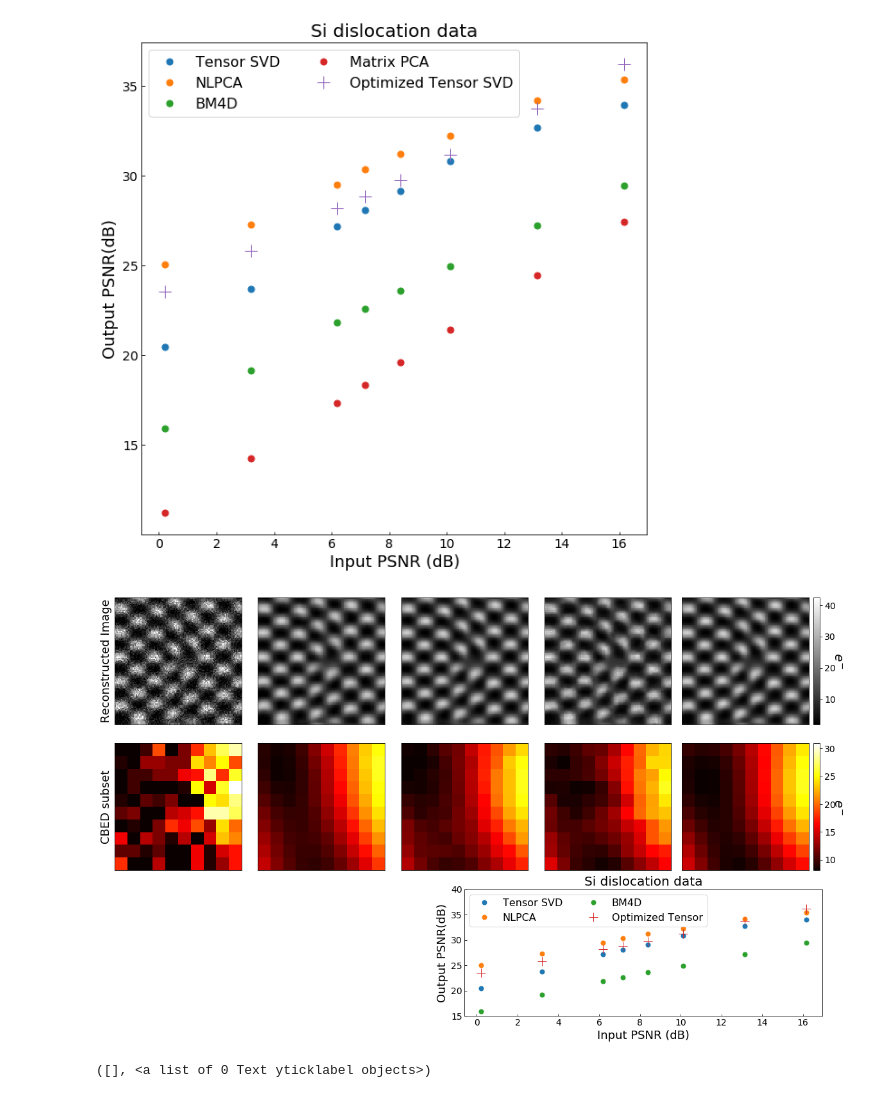
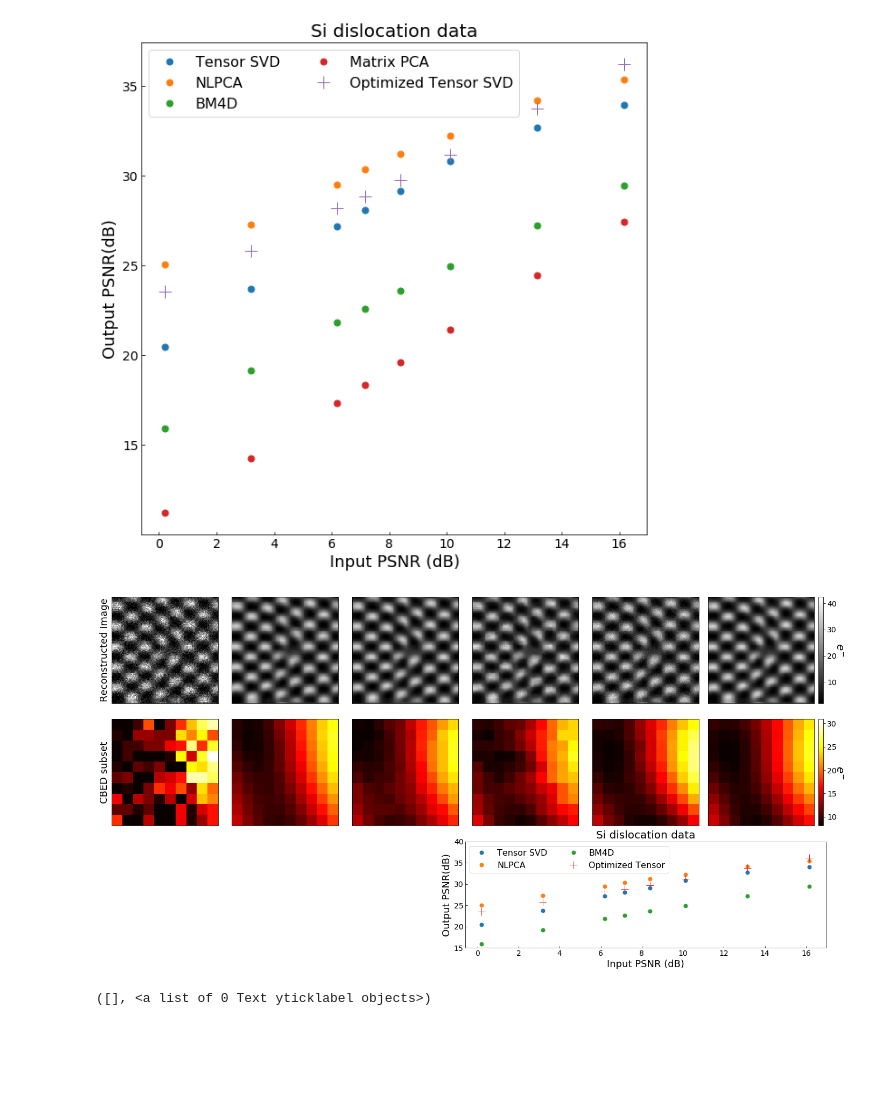
Before and after one commit to CY-Zhang/PyProcessingCodes, a Jupyter notebook: TensorDenoise/VisulizeResult_DenoiseMethodsComparison.ipynb, the cells around one changed output. Cells and saved outputs as stored; diff of their text form; code cells hidden in the pictures; blank space fills up the shorter version.

```diff
--- a/TensorDenoise/VisulizeResult_DenoiseMethodsComparison.ipynb
+++ b/TensorDenoise/VisulizeResult_DenoiseMethodsComparison.ipynb
@@ -223,6 +223,9 @@ NLPCA_denoised = NLPCA_denoised['est_NLPCA']
 
 BM4D_denoised = sio.loadmat(path + 'Simulation_BM4D_SiDisl_slice_5_1000FPS_cropped_100layers.mat')
 BM4D_denoised = BM4D_denoised['est_BM4D']
+
+PCA_denoised = path + 'Simulation_PCA_SiDisl_slice_5_1000FPS_cropped_100layers.npy'
+PCA_denoised = np.load(PCA_denoised)
 # %% [markdown]
 ## Calculate PSNR for different methods under different frame rates
 # %%
@@ -308,13 +311,13 @@ Text(0.5, 1.0, 'Si dislocation data')
 [figure]
 # %%
 # overall plot
-fig = plt.figure(figsize=(20,12))
+fig = plt.figure(figsize=(24,12))
 iframe = 50
 clim_low = np.amin(truth_data[:,:,iframe])
 clim_high = np.amax(truth_data[:,:,iframe])
 
 
-ax = fig.add_subplot(351)
+ax = fig.add_subplot(361)
 plt.imshow(raw_data[:,:,iframe],clim=[clim_low,clim_high*1.2],cmap='gray')
 plt.xticks([])
 plt.yticks([])
@@ -322,28 +325,34 @@ plt.ylabel('Reconstructed Image', fontsize=18)
 # ax.text(90,105,'k',fontsize=45, color='white', fontweight='bold')
 
 
-ax = fig.add_subplot(352)
+ax = fig.add_subplot(362)
 plt.imshow(tensor_denoised[:,:,iframe],clim=[clim_low,clim_high*1.2],cmap='gray')
 plt.xticks([])
 plt.yticks([])
 # ax.text(90,105,'l',fontsize=45, color='white', fontweight='bold')
 
 
-ax = fig.add_subplot(353)
+ax = fig.add_subplot(363)
 plt.imshow(NLPCA_denoised[:,:,iframe],clim=[clim_low,clim_high*1.2],cmap='gray')
 plt.xticks([])
 plt.yticks([])
 # ax.text(90,105,'m',fontsize=45, color='white', fontweight='bold')
 
 
-ax = fig.add_subplot(354)
+ax = fig.add_subplot(364)
 plt.imshow(BM4D_denoised[:,:,iframe],clim=[clim_low,clim_high*1.2],cmap='gray')
 plt.xticks([])
 plt.yticks([])
 # ax.text(90,105,'n',fontsize=45, color='white', fontweight='bold')
 
+ax = fig.add_subplot(365)
+plt.imshow(PCA_denoised[:,:,iframe],clim=[clim_low,clim_high*1.2],cmap='gray')
+plt.xticks([])
+plt.yticks([])
+# ax.text(90,105,'n',fontsize=45, color='white', fontweight='bold')
 
-ax = fig.add_subplot(355)
+
+ax = fig.add_subplot(366)
 im = ax.imshow(truth_data[:,:,iframe],clim=[clim_low,clim_high*1.2],cmap='gray')
 plt.xticks([])
 plt.yticks([])
@@ -354,7 +363,7 @@ divider = make_axes_locatable(ax)
 cax = divider.append_axes("right", size="5%", pad=0.1)
 cbar = plt.colorbar(im, cax=cax)
 cbar.ax.tick_params(labelsize=14)
-cbar.set_label('$e^{-}$',rotation=270,fontsize=20, labelpad = 12)
+cbar.set_label('$e^{-}$',rotation=270,fontsize=20, labelpad = 14)
 
 # plot subset of CBED patterns
 rx = 50
@@ -362,66 +371,71 @@ ry = 50
 clim_low = np.amin(truth_data[rx,ry,:])
 clim_high = np.amax(truth_data[rx,ry,:])
 
-ax = fig.add_subplot(356)
+ax = fig.add_subplot(367)
 plt.imshow(raw_data[rx,ry,:].reshape(10,10),clim=[clim_low,clim_high*1.2],cmap='hot')
 plt.xticks([])
 plt.yticks([])
 plt.ylabel('CBED subset', fontsize=18)
 # ax.text(8,8,'p',fontsize=45, color='white', fontweight='bold')
 
-ax = fig.add_subplot(357)
+ax = fig.add_subplot(368)
 plt.imshow(tensor_denoised[rx,ry,:].reshape(10,10),clim=[clim_low,clim_high*1.2],cmap='hot')
 plt.xticks([])
 plt.yticks([])
 # ax.text(8,8,'q',fontsize=45, color='white', fontweight='bold')
 # ax.text(0,8,'1.0 sec',fontsize=25, color='white')
 
-ax = fig.add_subplot(358)
+ax = fig.add_subplot(369)
 plt.imshow(NLPCA_denoised[rx,ry,:].reshape(10,10),clim=[clim_low,clim_high*1.2],cmap='hot')
 plt.xticks([])
 plt.yticks([])
 # ax.text(8,8,'r',fontsize=45, color='white', fontweight='bold')
 # ax.text(0,8,'779.9 sec',fontsize=25, color='white')
 
-ax = fig.add_subplot(359)
+ax = fig.add_subplot(3,6,10)
 plt.imshow(BM4D_denoised[rx,ry,:].reshape(10,10),clim=[clim_low,clim_high*1.2],cmap='hot')
 plt.xticks([])
 plt.yticks([])
 # ax.text(8,8,'s',fontsize=45, color='white', fontweight='bold')
 # ax.text(0,8,'145.3 sec',fontsize=25, color='white')
 
-ax = fig.add_subplot(3,5,10)
+ax = fig.add_subplot(3,6,11)
+im = plt.imshow(PCA_denoised[rx,ry,:].reshape(10,10),clim=[clim_low,clim_high*1.2],cmap='hot')
+plt.xticks([])
+plt.yticks([])
+
+ax = fig.add_subplot(3,6,12)
 im = plt.imshow(truth_data[rx,ry,:].reshape(10,10),clim=[clim_low,clim_high*1.2],cmap='hot')
 plt.xticks([])
 plt.yticks([])
 # ax.text(8,8,'t',fontsize=45, color='white', fontweight='bold')
 
 
 divider = make_axes_locatable(ax)
 cax = divider.append_axes("right", size="5%", pad=0.1)
 cbar = plt.colorbar(im, cax=cax)
 cbar.ax.tick_params(labelsize=14)
-cbar.set_label('$e^{-}$',rotation=270,fontsize=20, labelpad = 12)
+cbar.set_label('$e^{-}$',rotation=270,fontsize=20, labelpad = 14)
 
 ax3 = plt.subplot2grid((3, 4), (2, 2), colspan=2)
 ax3.plot(PSNR_list[3,:], PSNR_list[0,:], '.',markersize=14, label = 'Tensor SVD')
 ax3.plot(PSNR_list[3,:], PSNR_list[1,:], '.',markersize=14, label = 'NLPCA')
 ax3.plot(PSNR_list[3,:], PSNR_list[2,:], '.',markersize=14, label = 'BM4D')
 ax3.plot(PSNR_list[3,:], PSNR_list[4,:], '+', markersize=14, label = 'Optimized Tensor')
 plt.xlabel('Input PSNR (dB)',fontsize=18)
 plt.ylabel('Output PSNR(dB)',fontsize=18)
 plt.legend(fontsize=16, loc='upper left',ncol=2)
 # plt.legend(bbox_to_anchor=(1.05, 1), loc='upper left', borderaxespad=0.,fontsize=16)
 ax3.tick_params(direction='in',labelsize = 14)
 plt.title('Si dislocation data', fontsize=20)
 # ax3.text(15,17,'v',fontsize=45, color='black', fontweight='bold')
 # ax3.text(6,17,'Si dislocation data denoise',fontsize=20, color='black')
 plt.ylim([15,40])
 
 fig.subplots_adjust(wspace = 0.0, hspace = 0.15)
 fig.savefig('/srv/home/chenyu/TensorDenoise/Simulatons/Si_dislocation_simulations/SiDisl_DiffMethods.tif')
 # %% [output]
-[figure, old version]
+[figure, new version]
 # %%
 # overall plot
 fig = plt.figure(figsize=(20,12))
```
Also changed, not shown: 1 other file.
